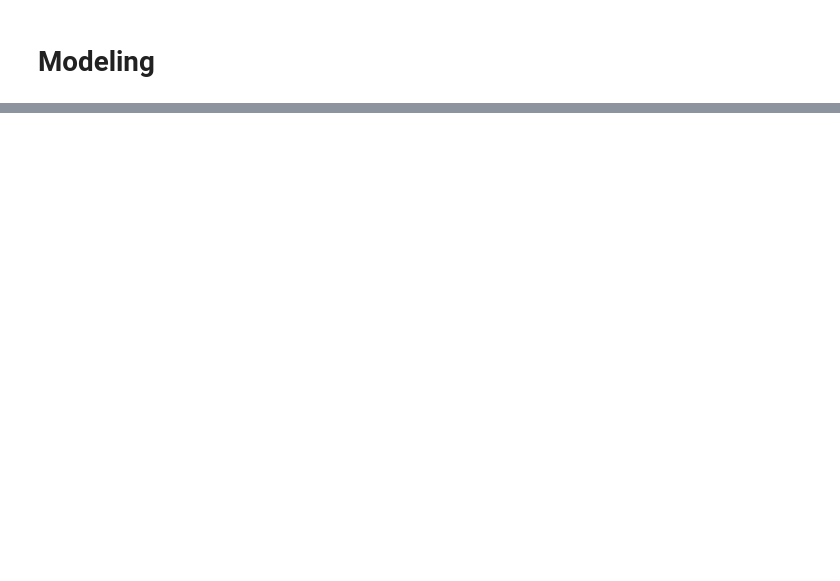
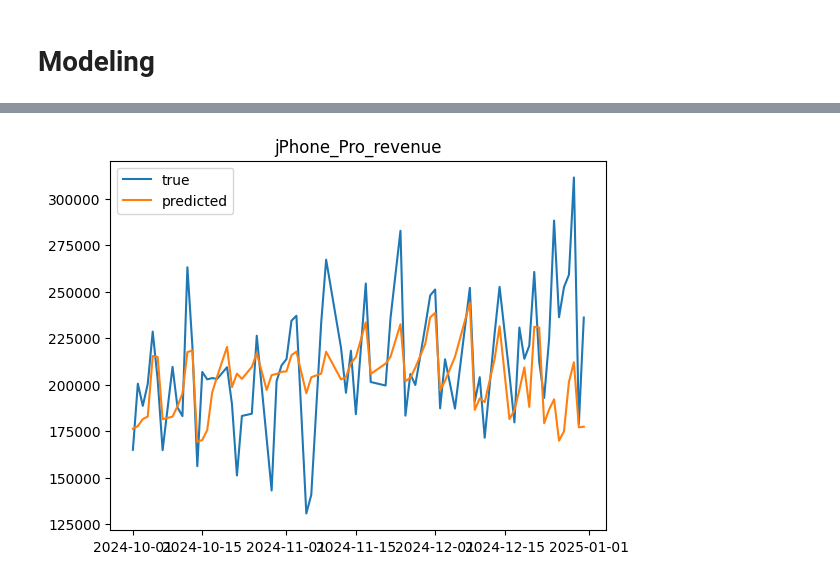
Before and after one commit to jsilvalavin/orange_test_stage, a Jupyter notebook: notebooks/modeling.ipynb, the cells around one changed output, grey strips where cells are left out. Cells and saved outputs as stored; diff of their text form; code cells hidden in the pictures; blank space fills up the shorter version.

```diff
--- a/notebooks/modeling.ipynb
+++ b/notebooks/modeling.ipynb
@@ -120,0 +100,5 @@ From these we see that the proportion of outliers is too high, so we will not de
+# %%
+reg = xgb.XGBRegressor(n_estimators=1000,early_stopping_rounds=50,learning_rate=0.02)
+reg.fit(X_train, y_train,
+        eval_set = [(X_train,y_train), (X_test,y_test)],
+        verbose=100)
@@ -120,0 +121,8 @@ From these we see that the proportion of outliers is too high, so we will not de
+# %%
+plt.plot(y_test.index, y_test, label='true')
+plt.plot(y_test.index, reg.predict(X_test), label='predicted')
+plt.title('jPhone_Pro_revenue')
+plt.legend()
+plt.show()
+# %% [output]
+[figure, added]
```
Also changed, not shown: parts of 61 cells of this notebook.
